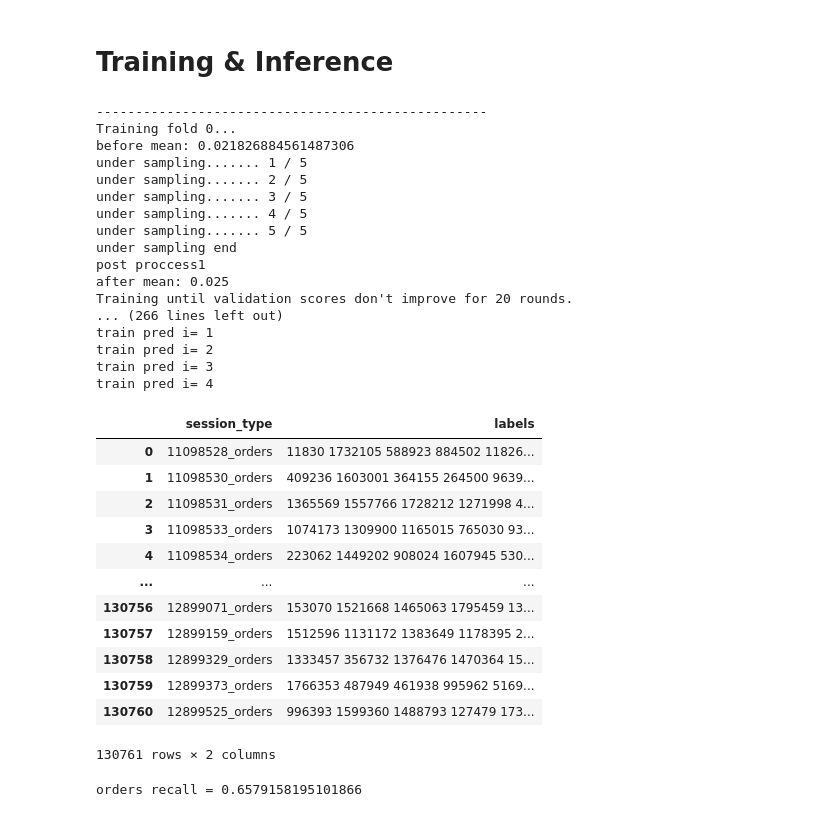
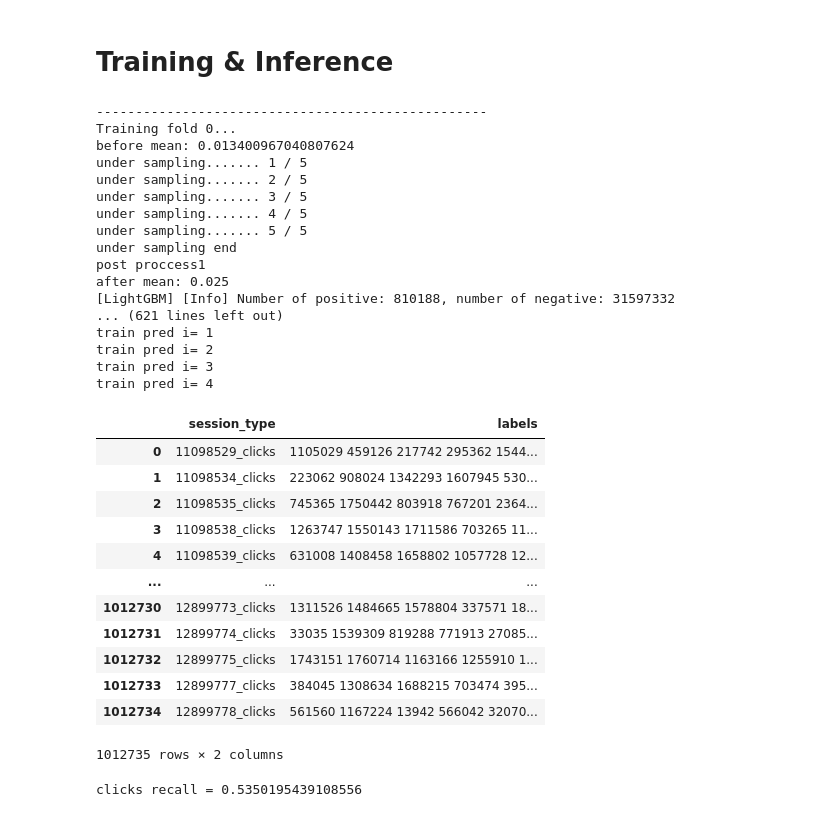
Before and after one commit to tetsuro731/OTTO-kaggle-tetsuro731, a Jupyter notebook: notebook/otto_lgb_train.ipynb, the cells around one changed output. Drawn from its saved outputs; the diff is of its cells as text; code cells hidden in the pictures.

```diff
--- a/notebook/otto_lgb_train.ipynb
+++ b/notebook/otto_lgb_train.ipynb
@@ -66,9 +48,9 @@ if DEBUG_MODE:
     train = train.head(100000)
 IGNORE_COL = ['session','aid']
 
-#TYPE_MODE = 'clicks'
+TYPE_MODE = 'clicks'
 #TYPE_MODE = 'carts'
-TYPE_MODE = 'orders'
+#TYPE_MODE = 'orders'
 IGNORE_COL += ['y_clicks', 'y_carts', 'y_orders']
 
 
@@ -157,7 +139,7 @@ def negative_sampling(df_x, df_y, ratio):
     return after_x, after_y
 # %%
 def join_session_features(df):
-    session_df = pd.read_parquet('/content/drive/MyDrive/output/otto/valid_session_features.parquet')
+    session_df = pd.read_parquet(f'{base_path}/output/otto/valid_session_features.parquet')
     session_df['session'] = session_df['session'].astype('int32')
     session_df[f'session_action_count'] = session_df[f'session_action_count'].astype('int16')
     session_df[f'session_click_count'] = session_df[f'session_click_count'].astype('int16')
@@ -379,7 +361,7 @@ for fold, (trn_group_ind, val_group_ind) in enumerate(kfold.split(unique_session
         params = params,
         train_set = lgb_train,
         #num_boost_round = 10500,
-        num_boost_round = 1000,
+        num_boost_round = 2000,
         valid_sets = [lgb_train, lgb_valid],
         early_stopping_rounds = 20,
         verbose_eval = 10
@@ -426,7 +408,7 @@ for fold, (trn_group_ind, val_group_ind) in enumerate(kfold.split(unique_session
 # %% [output]
 --------------------------------------------------
 Training fold 0...
-before mean: 0.021826884561487306
+before mean: 0.013400967040807624
 under sampling....... 1 / 5
 under sampling....... 2 / 5
 under sampling....... 3 / 5
@@ -435,8 +417,8 @@ under sampling....... 5 / 5
 under sampling end
 post proccess1
 after mean: 0.025
-Training until validation scores don't improve for 20 rounds.
-... (266 lines left out)
+[LightGBM] [Info] Number of positive: 810188, number of negative: 31597332
+... (621 lines left out)
 train pred i= 1
 train pred i= 2
 train pred i= 3
@@ -444,33 +426,33 @@ train pred i= 4
 # %%
 df = pd.DataFrame(oof_predictions, columns=["score"])
 if not TRAIN_SECOND:
-    df.to_csv(f'{base_path}/otto/oof_lgbm_{TYPE_MODE}.csv', index = False)
+    df.to_csv(f'{base_path}/otto/train_oof_lgbm_{TYPE_MODE}.csv', index = False)
 
 pred_df = pd.concat([train[['session', 'aid']], df], axis=1)
 pred_df['session_type'] = pred_df['session'].apply(lambda x: str(x) + f'_{TYPE_MODE}')
 pred_df = pred_df.sort_values(['session_type','score'],ascending=[True, False]).reset_index(drop=True)
 
 pred_df['n'] = pred_df.groupby('session_type').cumcount()
 pred_df = pred_df.loc[pred_df.n<20].drop(['n','score','session'],axis=1)
 pred_df['aid'] = pred_df['aid'].astype('int32')
 pred_df = pred_df.groupby('session_type')['aid'].apply(list).reset_index()
 pred_df['labels'] = pred_df['aid'].map(lambda x: ''.join(str(x)[1:-1].split(',')))
 pred_df = pred_df.drop(['aid'],axis=1)
 pred_df
 # %% [output]
 |  | session_type | labels |
-| 0 | 11098528_orders | 11830 1732105 588923 884502 11826... |
-| 1 | 11098530_orders | 409236 1603001 364155 264500 9639... |
-| 2 | 11098531_orders | 1365569 1557766 1728212 1271998 4... |
-| 3 | 11098533_orders | 1074173 1309900 1165015 765030 93... |
-| 4 | 11098534_orders | 223062 1449202 908024 1607945 530... |
+| 0 | 11098529_clicks | 1105029 459126 217742 295362 1544... |
+| 1 | 11098534_clicks | 223062 908024 1342293 1607945 530... |
+| 2 | 11098535_clicks | 745365 1750442 803918 767201 2364... |
+| 3 | 11098538_clicks | 1263747 1550143 1711586 703265 11... |
+| 4 | 11098539_clicks | 631008 1408458 1658802 1057728 12... |
 | ... | ... | ... |
-| 130756 | 12899071_orders | 153070 1521668 1465063 1795459 13... |
-| 130757 | 12899159_orders | 1512596 1131172 1383649 1178395 2... |
-| 130758 | 12899329_orders | 1333457 356732 1376476 1470364 15... |
-| 130759 | 12899373_orders | 1766353 487949 461938 995962 5169... |
-| 130760 | 12899525_orders | 996393 1599360 1488793 127479 173... |
+| 1012730 | 12899773_clicks | 1311526 1484665 1578804 337571 18... |
+| 1012731 | 12899774_clicks | 33035 1539309 819288 771913 27085... |
+| 1012732 | 12899775_clicks | 1743151 1760714 1163166 1255910 1... |
+| 1012733 | 12899777_clicks | 384045 1308634 1688215 703474 395... |
+| 1012734 | 12899778_clicks | 561560 1167224 13942 566042 32070... |
-130761 rows × 2 columns
+1012735 rows × 2 columns
 # %%
 sub = pred_df.loc[pred_df.session_type.str.contains(TYPE_MODE)].copy()
 sub['session'] = sub.session_type.apply(lambda x: int(x.split('_')[0]))
@@ -485,7 +467,7 @@ test_labels['gt_count'] = test_labels.ground_truth.str.len().clip(0,20)
 recall = test_labels['hits'].sum() / test_labels['gt_count'].sum()
 print(f'{TYPE_MODE} recall =',recall)
 # %% [output]
-orders recall = 0.6579158195101866
+clicks recall = 0.5350195439108556
 # %%
 # click total: 1,755,534
 # 0.52なら912,877の正解が必要
```
Also changed, not shown: parts of 3 cells of this notebook, 1 other file.
